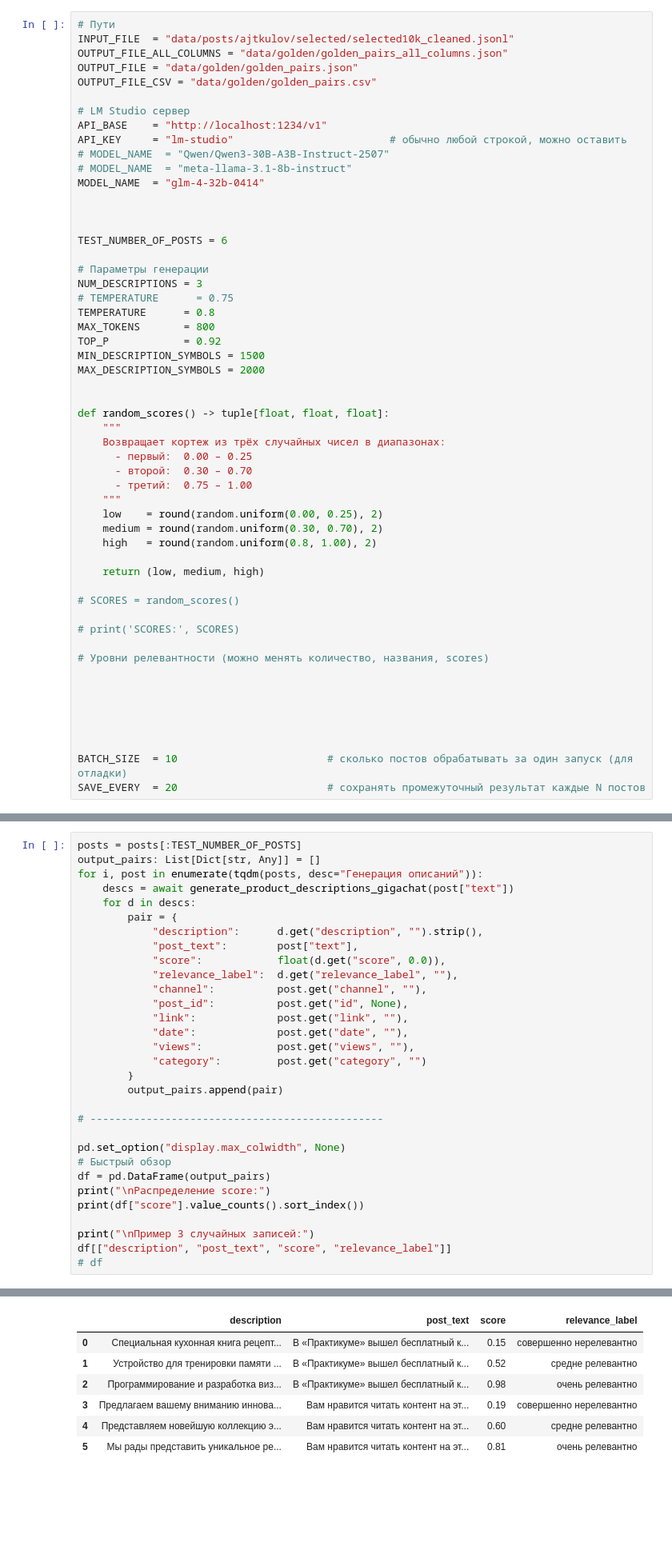
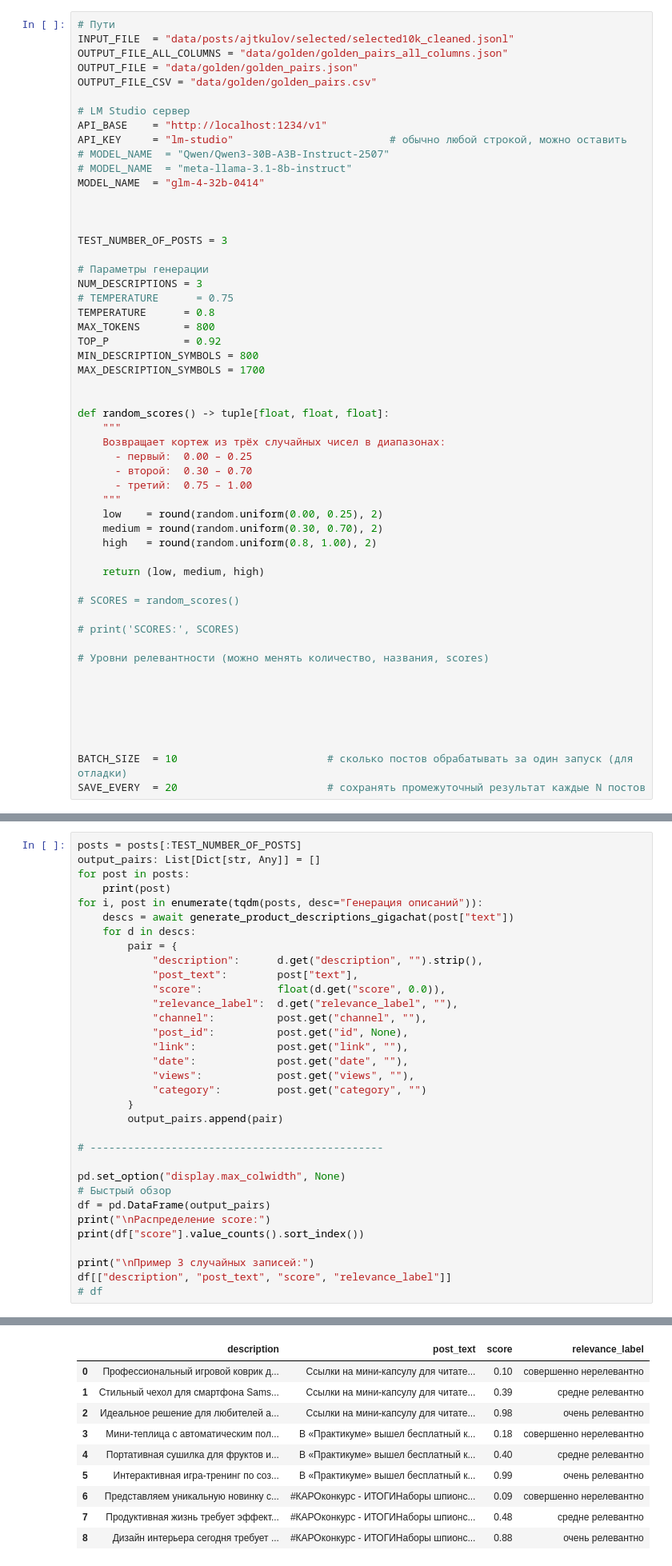
Before and after one commit to D-Blinnikov/channels-recommender, a Jupyter notebook: generate-goods.ipynb, the cells around one changed output, grey strips where cells are left out. Shown at 80% size. Drawn from its saved outputs; the diff is of its cells as text; blank space fills up the shorter version.

```diff
--- a/generate-goods.ipynb
+++ b/generate-goods.ipynb
@@ -29,7 +29,7 @@ MODEL_NAME  = "glm-4-32b-0414"
 
 
 
-TEST_NUMBER_OF_POSTS = 6
+TEST_NUMBER_OF_POSTS = 3
 
 # Параметры генерации
 NUM_DESCRIPTIONS = 3
@@ -37,8 +37,8 @@ NUM_DESCRIPTIONS = 3
 TEMPERATURE      = 0.8
 MAX_TOKENS       = 800
 TOP_P            = 0.92
-MIN_DESCRIPTION_SYMBOLS = 1500
-MAX_DESCRIPTION_SYMBOLS = 2000
+MIN_DESCRIPTION_SYMBOLS = 800
+MAX_DESCRIPTION_SYMBOLS = 1700
 
 
 def random_scores() -> tuple[float, float, float]:
@@ -825,6 +800,8 @@ async def generate_product_descriptions_gigachat(post_text: str) -> List[Dict[st
 # %%
 posts = posts[:TEST_NUMBER_OF_POSTS]
 output_pairs: List[Dict[str, Any]] = []
+for post in posts:
+    print(post)
 for i, post in enumerate(tqdm(posts, desc="Генерация описаний")):
     descs = await generate_product_descriptions_gigachat(post["text"])
     for d in descs:
@@ -868,7 +851,10 @@ Name: count, dtype: int64
 |  | description | post_text | score | relevance_label |
-| 0 | Специальная кухонная книга рецепт... | В «Практикуме» вышел бесплатный к... | 0.15 | совершенно нерелевантно |
-| 1 | Устройство для тренировки памяти ... | В «Практикуме» вышел бесплатный к... | 0.52 | средне релевантно |
-| 2 | Программирование и разработка виз... | В «Практикуме» вышел бесплатный к... | 0.98 | очень релевантно |
-| 3 | Предлагаем вашему вниманию иннова... | Вам нравится читать контент на эт... | 0.19 | совершенно нерелевантно |
-| 4 | Представляем новейшую коллекцию э... | Вам нравится читать контент на эт... | 0.60 | средне релевантно |
-| 5 | Мы рады представить уникальное ре... | Вам нравится читать контент на эт... | 0.81 | очень релевантно |
+| 0 | Профессиональный игровой коврик д... | Ссылки на мини-капсулу для читате... | 0.10 | совершенно нерелевантно |
+| 1 | Стильный чехол для смартфона Sams... | Ссылки на мини-капсулу для читате... | 0.39 | средне релевантно |
+| 2 | Идеальное решение для любителей а... | Ссылки на мини-капсулу для читате... | 0.98 | очень релевантно |
+| 3 | Мини-теплица с автоматическим пол... | В «Практикуме» вышел бесплатный к... | 0.18 | совершенно нерелевантно |
+| 4 | Портативная сушилка для фруктов и... | В «Практикуме» вышел бесплатный к... | 0.40 | средне релевантно |
+| 5 | Интерактивная игра-тренинг по соз... | В «Практикуме» вышел бесплатный к... | 0.99 | очень релевантно |
+| 6 | Представляем уникальную новинку с... | #КАРОконкурс - ИТОГИНаборы шпионс... | 0.09 | совершенно нерелевантно |
+| 7 | Продуктивная жизнь требует эффект... | #КАРОконкурс - ИТОГИНаборы шпионс... | 0.48 | средне релевантно |
+| 8 | Дизайн интерьера сегодня требует ... | #КАРОконкурс - ИТОГИНаборы шпионс... | 0.88 | очень релевантно |
```
Also changed, not shown: parts of 8 cells of this notebook.
